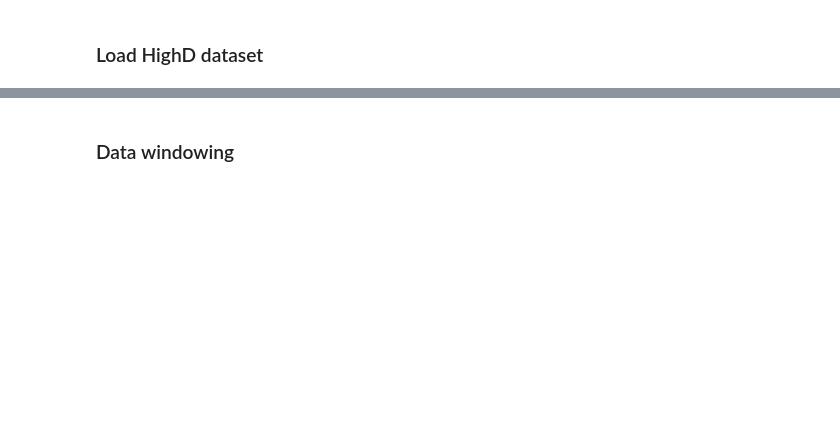
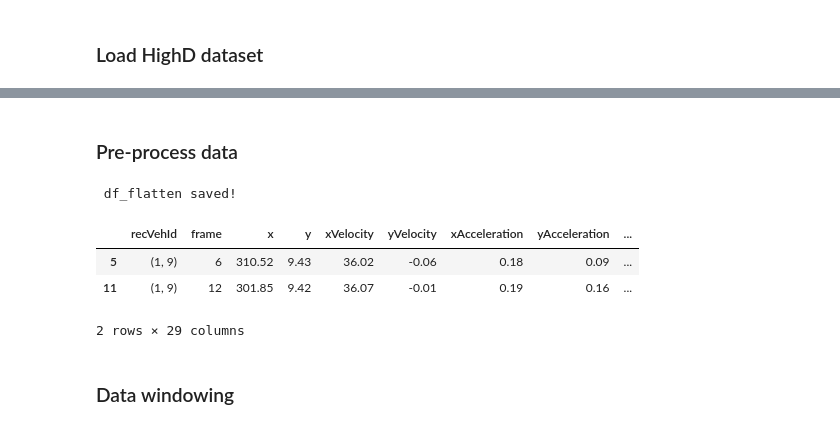
Before and after one commit to yinglonghe/highd-unina, a Jupyter notebook: data-nns.ipynb, the cells around one changed output, grey strips where cells are left out. Cells and saved outputs as stored; diff of their text form; code cells hidden in the pictures; blank space fills up the shorter version.

```diff
--- a/data-nns.ipynb
+++ b/data-nns.ipynb
@@ -182,7 +181,7 @@ class WindowGenerator():
 ## Main
 # %%
 debug_break = True
-cnt_break = 300
+cnt_break = 1000
 # %%
 # Data windowing parameters
 # 1-1-1 (single_step_window), 6-1-1 (conv_window), 24-24-1 (wide_window), 26-24-1 (wide_conv_window) 24-24-24 (multi_window)
@@ -190,7 +189,12 @@ input_width = 8
 label_width = 8
 shift = 8
 
-dsdir = outdir+f'saved_data-{input_width}_{label_width}_{shift}'
-coldir = dsdir+'/column_indices.pkl'
-modeldir = outdir+f'saved_model-{input_width}_{label_width}_{shift}'
-print(modeldir)
+MAX_EPOCHS = 3
+
+casedir = outdir+f'{input_width}_{label_width}_{shift}'
+os.makedirs(casedir, exist_ok=True)
+
+dsdir = casedir+'/saved_data'
+modeldir = casedir+'/saved_model'
+
+print(casedir)
@@ -231,4 +291,4 @@ df_stat.head(2)
 # %%
-df_traj = df.loc[:, 'frame':'traffic_speed']
+df_traj = pd.concat([df.loc[:, 'frame':'traffic_speed'], df.loc[:, 'recordingId':'vehicleId']], axis=1)
 print(len(df_traj))
 df_traj.head(2)
@@ -235,24 +301,40 @@ df_traj.head(2)
+# %% [markdown]
+### Pre-process data
 # %%
-del_cols = ['frame', 'precedingId', 'followingId', 'leftFollowingId', 'leftAlongsideId',
-            'leftPrecedingId', 'rightFollowingId', 'rightAlongsideId', 'rightPrecedingId']
+if os.path.exists(casedir+'/df_flatten.pkl'):
+    df_flatten = pd.read_pickle(casedir+'/df_flatten.pkl')
+    print('\n df_flatten loaded!')
+else:
+    df_flatten = pd.DataFrame()
+    for idx, row in tqdm(df_traj.iterrows(), total=df_traj.shape[0], mininterval=5):
+        df_ = pd.DataFrame()
+        for col_name, col_val in row.iteritems():
+            if col_name not in ['precedingId', 'followingId', 'leftFollowingId', 'leftAlongsideId',
+                                'leftPrecedingId', 'rightFollowingId', 'rightAlongsideId', 'rightPrecedingId']:
+                df_[col_name] = col_val
+        df_ = df_[5::6]
+        if idx == 0:
+            df_flatten = df_
+        else:
+            df_flatten = pd.concat([df_flatten, df_])
 
-df_flatten = pd.DataFrame()
-for idx, row in tqdm(df_traj.iterrows(), total=df_traj.shape[0], mininterval=5):
-    df_ = pd.DataFrame()
-    for col_name, col_val in row.iteritems():
-        if col_name not in del_cols:
-            df_[col_name] = col_val
-    df_ = df_[5::6]
-    if idx == 0:
-        df_flatten = df_
-    else:
-        df_flatten = pd.concat([df_flatten, df_])
+        if debug_break and idx == cnt_break:
+            break
 
-    if debug_break and idx == cnt_break:
-        break
+    rec_col = df_flatten.pop('recordingId').astype('int')
+    veh_col = df_flatten.pop('vehicleId').astype('int')
+    df_flatten.insert(0, 'recVehId', list(zip(rec_col, veh_col)))
 
-df_mean = df_flatten.mean()
-df_std = df_flatten.std()
+    df_flatten.to_pickle(casedir+'/df_flatten.pkl')
+    print('\n df_flatten saved!')
+
+df_flatten.head(2)
+# %% [output]
+ df_flatten saved!
+|  | recVehId | frame | x | y | xVelocity | yVelocity | xAcceleration | yAcceleration | ... |
+| 5 | (1, 9) | 6 | 310.52 | 9.43 | 36.02 | -0.06 | 0.18 | 0.09 | ... |
+| 11 | (1, 9) | 12 | 301.85 | 9.42 | 36.07 | -0.01 | 0.19 | 0.16 | ... |
+2 rows × 29 columns
 # %% [markdown]
 ### Data windowing
 # %%
```
Also changed, not shown: parts of 20 cells of this notebook, 1 other file.
